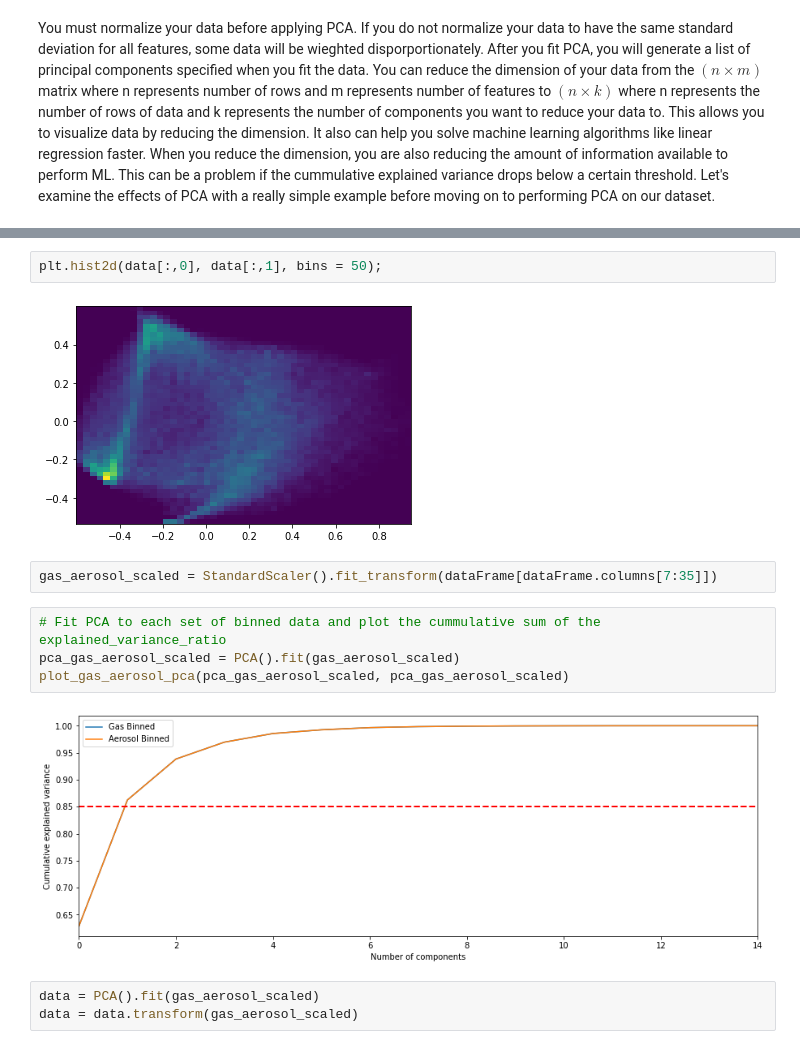
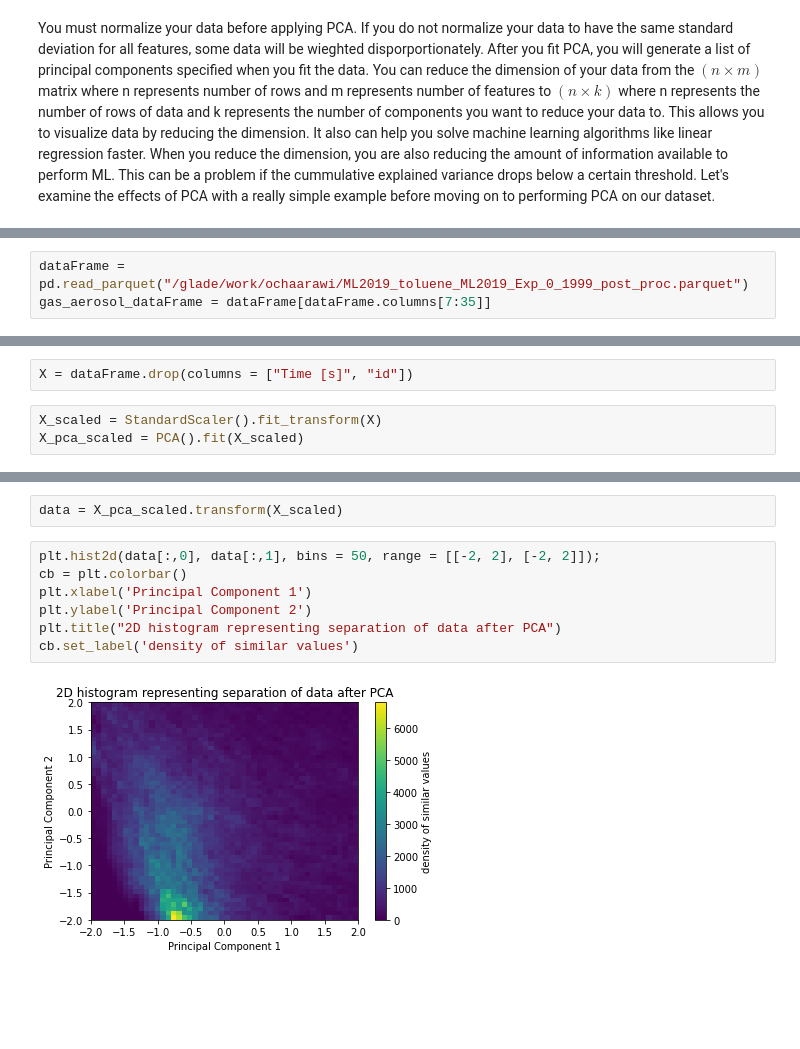
Before and after one commit to NCAR/ai4essportal, a Jupyter notebook: NB1_data_exploration.ipynb, the cells around one changed output, grey strips where cells are left out. Saved outputs shown, nothing was run; the diff lists cells and outputs as text; blank space fills up the shorter version.

```diff
--- a/NB1_data_exploration.ipynb
+++ b/NB1_data_exploration.ipynb
@@ -376,0 +389,3 @@ dataFrame_aerosol_binned_scaled = min_max_scale_data(dataFrame_aerosol_binned)
+# %%
+dataFrame = pd.read_parquet("/glade/work/ochaarawi/ML2019_toluene_ML2019_Exp_0_1999_post_proc.parquet")
+gas_aerosol_dataFrame = dataFrame[dataFrame.columns[7:35]]
@@ -392,0 +431,5 @@ plt.scatter(data[:,0], data[:,1])
+# %%
+X = dataFrame.drop(columns = ["Time [s]", "id"])
+# %%
+X_scaled = StandardScaler().fit_transform(X)
+X_pca_scaled = PCA().fit(X_scaled)
@@ -393,15 +440,11 @@ plt.scatter(data[:,0], data[:,1])
+# %%
+data = X_pca_scaled.transform(X_scaled)
 # %%
-plt.hist2d(data[:,0], data[:,1], bins = 50);
+plt.hist2d(data[:,0], data[:,1], bins = 50, range = [[-2, 2], [-2, 2]]);
+cb = plt.colorbar()
+plt.xlabel('Principal Component 1')
+plt.ylabel('Principal Component 2')
+plt.title("2D histogram representing separation of data after PCA")
+cb.set_label('density of similar values')
 # %% [output]
-[figure, old version]
+[figure, new version]
-# %%
-gas_aerosol_scaled = StandardScaler().fit_transform(dataFrame[dataFrame.columns[7:35]])
-# %%
-# Fit PCA to each set of binned data and plot the cummulative sum of the explained_variance_ratio
-pca_gas_aerosol_scaled = PCA().fit(gas_aerosol_scaled)
-plot_gas_aerosol_pca(pca_gas_aerosol_scaled, pca_gas_aerosol_scaled)
-# %% [output]
-[figure, removed]
-# %%
-data = PCA().fit(gas_aerosol_scaled)
-data = data.transform(gas_aerosol_scaled)
```
Also changed, not shown: parts of 72 cells of this notebook, 1 other file.
